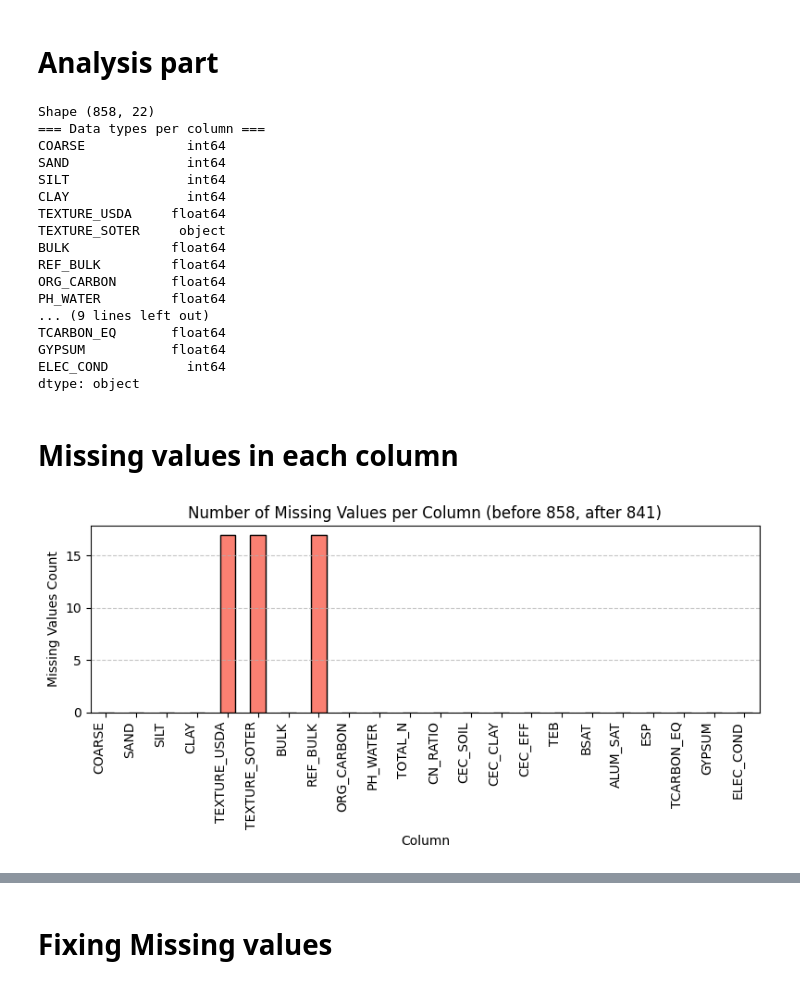
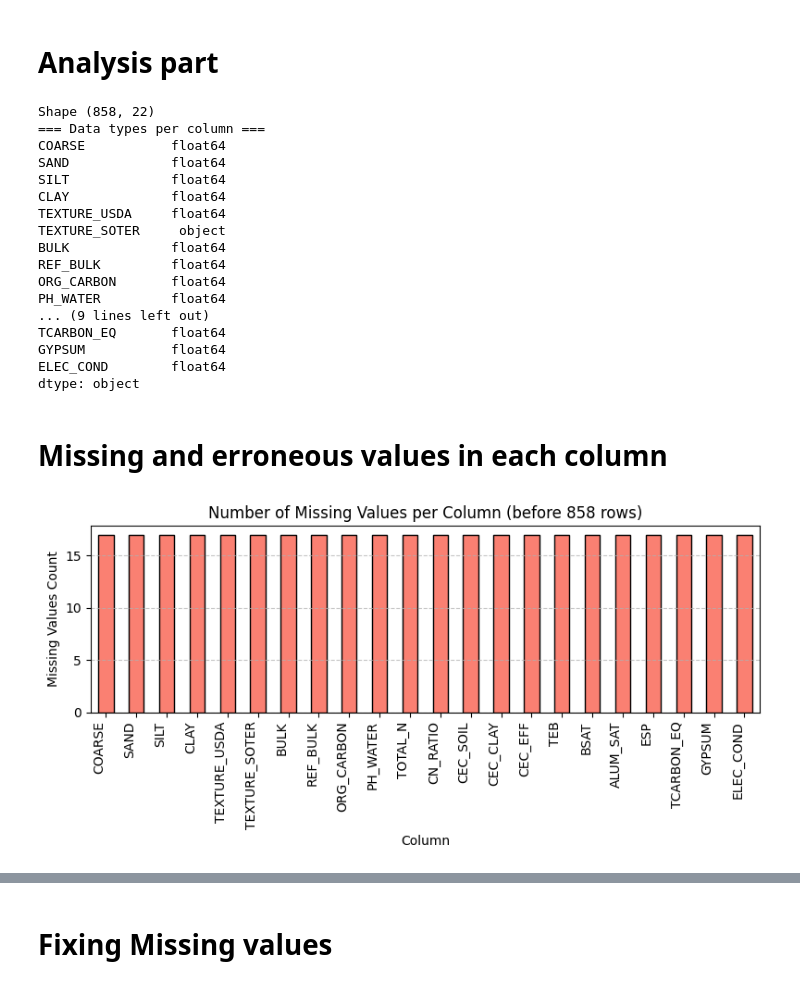
Before and after one commit to MohamedRamzi9/Data-Mining-Project, a Jupyter notebook: data_processing/soil.ipynb, the cells around one changed output, grey strips where cells are left out. Cells and saved outputs as stored; diff of their text form; code cells hidden in the pictures.

```diff
--- a/data_processing/soil.ipynb
+++ b/data_processing/soil.ipynb
@@ -79,7 +79,9 @@ useful_columns = [
 ]
 layers = layers[useful_columns]
 all_cols = layers.drop(columns=["HWSD2_SMU_ID"])
-all_cols["TEXTURE_SOTER"] = all_cols["TEXTURE_SOTER"].replace(["-"], np.nan)
+all_cols["TEXTURE_SOTER"] = all_cols["TEXTURE_SOTER"].replace(["-"], np.nan) # replace invalid string entries with NaN
+numeric_cols_names = all_cols.select_dtypes(include='number').columns
+all_cols[numeric_cols_names] = all_cols[numeric_cols_names].mask(all_cols[numeric_cols_names] < 0) # replace invalid negative values with NaN
 
 # clipped_rds = clipped_rds.squeeze("band", drop=True)
 # clipped_rds.plot(cmap="YlOrBr", robust=True, figsize=(8, 6))
@@ -96,10 +98,10 @@ print(all_cols.dtypes)
 # %% [output]
 Shape (858, 22)
 === Data types per column ===
-COARSE             int64
-SAND               int64
-SILT               int64
-CLAY               int64
+COARSE           float64
+SAND             float64
+SILT             float64
+CLAY             float64
 TEXTURE_USDA     float64
 TEXTURE_SOTER     object
 BULK             float64
@@ -109,27 +111,30 @@ PH_WATER         float64
 ... (9 lines left out)
 TCARBON_EQ       float64
 GYPSUM           float64
-ELEC_COND          int64
+ELEC_COND        float64
 dtype: object
 # %% [markdown]
-# Missing values in each column
+# Missing and erroneous values in each column
 # %%
 
-def plot_missing_values(all_cols):
-    missing_values_percentage = all_cols.isnull().sum()
-    old_number_of_rows = all_cols.shape[0]
+def plot_missing_values(missing_values_count, number_of_rows):
+    # number_of_rows = all_cols.shape[0]
     plt.figure(figsize=(8,4))
-    missing_values_percentage.plot(kind='bar', color='salmon', edgecolor='black')
-    new_number_of_rows = all_cols.dropna().shape[0]
+    missing_values_count.plot(kind='bar', color='salmon', edgecolor='black')
 
-    plt.title(f"Number of Missing Values per Column (before {old_number_of_rows}, after {new_number_of_rows})")
+    plt.title(f"Number of Missing Values per Column (before {number_of_rows} rows)")
     plt.ylabel("Missing Values Count")
     plt.xlabel("Column")
     plt.xticks(rotation=90, ha='right')
     plt.grid(axis='y', linestyle='--', alpha=0.7)
     plt.tight_layout()
     plt.show()
 
-plot_missing_values(all_cols)
+
+missing_values_count = all_cols.isnull().sum()
+plot_missing_values(missing_values_count, all_cols.shape[0])
+missing_values_rows = all_cols[all_cols.isnull().any(axis=1)]
+for row in missing_values_rows.itertuples():
+    print(row)
 # %% [output]
-[figure, old version]
+[figure, new version]
```
Also changed, not shown: parts of 8 cells of this notebook, 7 other files.
